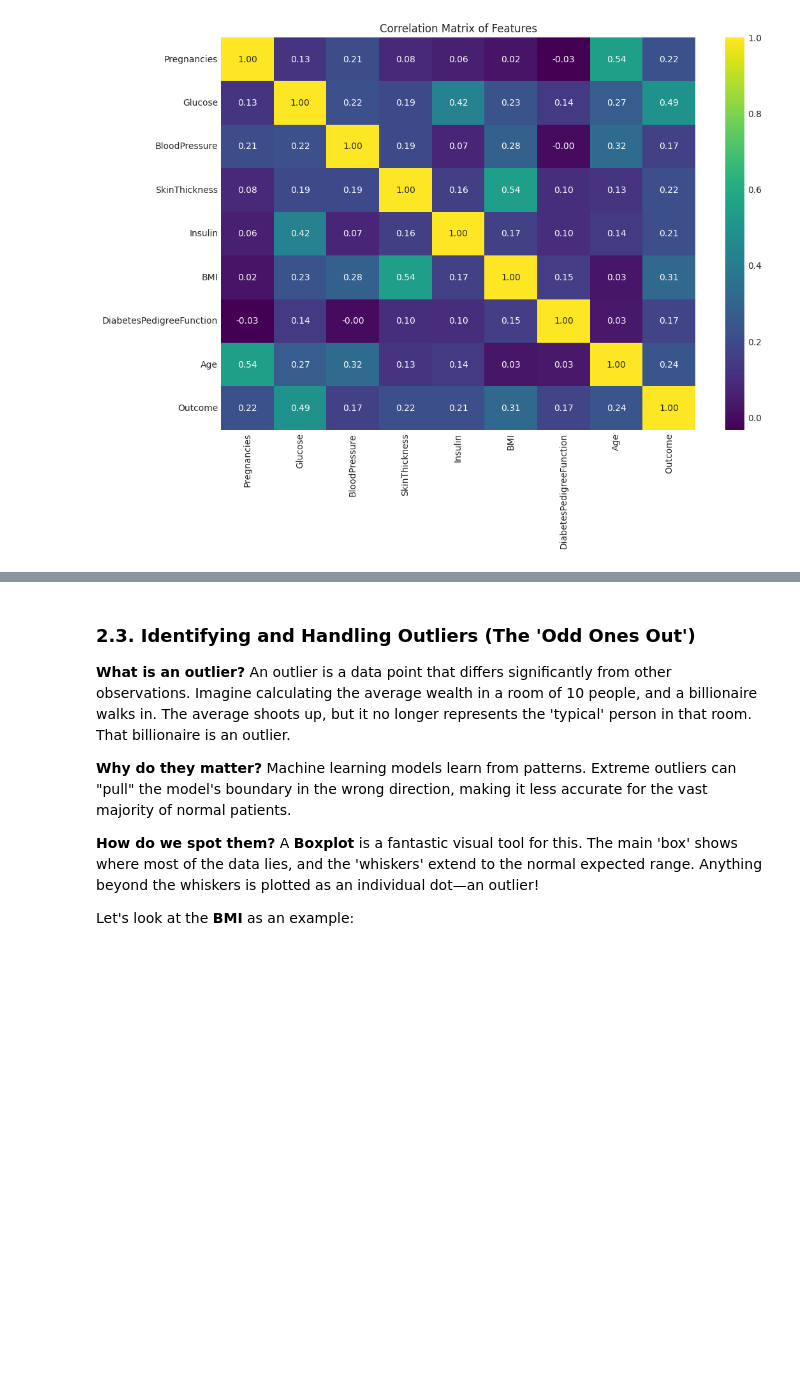
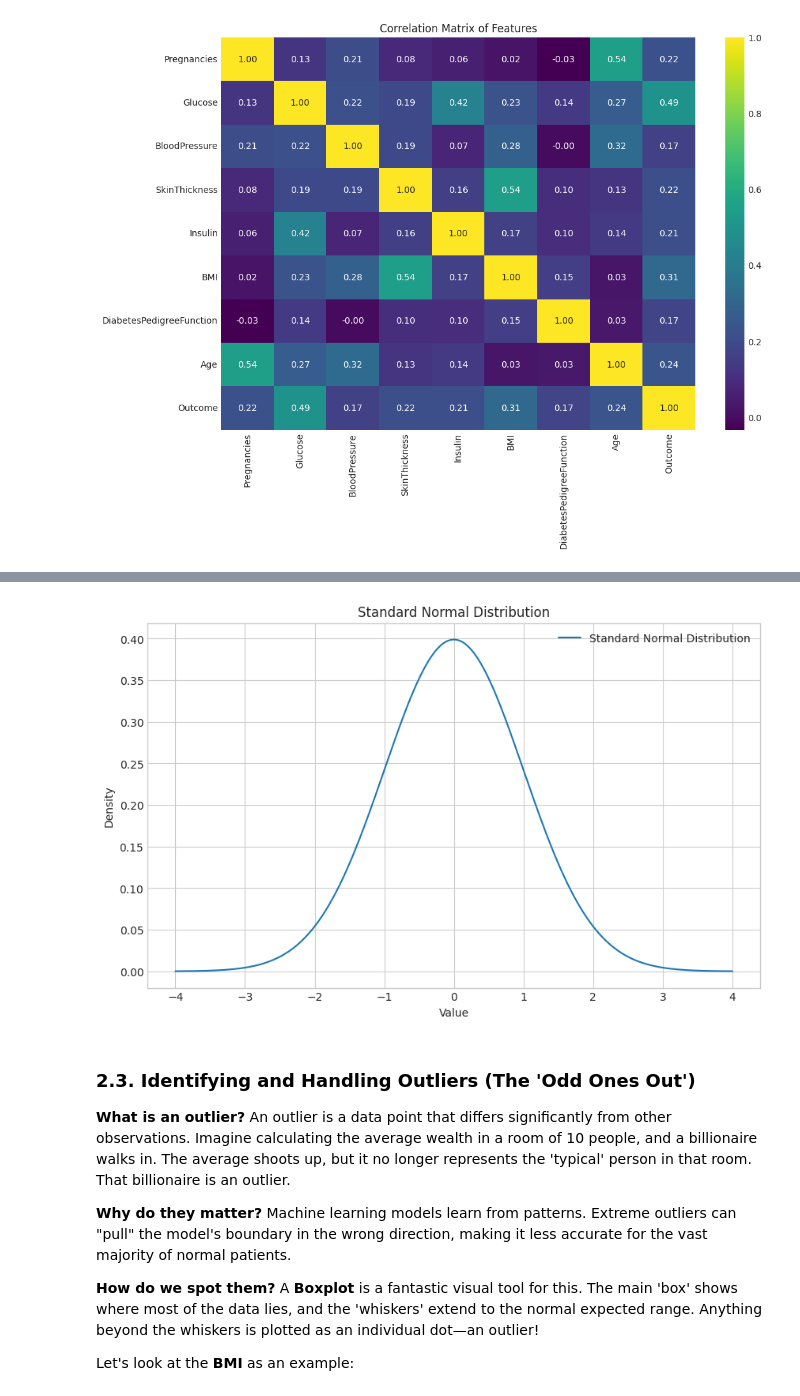
Before and after one commit to bk-anupam/DeepLearningWSL, a Jupyter notebook: Training/AI_In_HealthCare/medical_predictive_analysis.ipynb, the cells around one changed output, grey strips where cells are left out. Saved outputs shown, nothing was run; the diff lists cells and outputs as text; code cells hidden in the pictures; blank space fills up the shorter version.

```diff
--- a/Training/AI_In_HealthCare/medical_predictive_analysis.ipynb
+++ b/Training/AI_In_HealthCare/medical_predictive_analysis.ipynb
@@ -257,3 +244,16 @@ We can transform features to make them more normal:
+# %%
+# Display a sample normal distribution curve
+from scipy.stats import norm
+plt.figure(figsize=(10, 6))
+x = np.linspace(-4, 4, 1000)
+plt.plot(x, norm.pdf(x), label='Standard Normal Distribution')
+plt.title('Standard Normal Distribution')
+plt.xlabel('Value')
+plt.ylabel('Density')
+plt.legend()
+plt.show()
+# %% [output]
+[figure, added]
 # %% [markdown]
 ### 2.3. Identifying and Handling Outliers (The 'Odd Ones Out')
 
```
Also changed, not shown: parts of 6 cells of this notebook, 1 other file.
